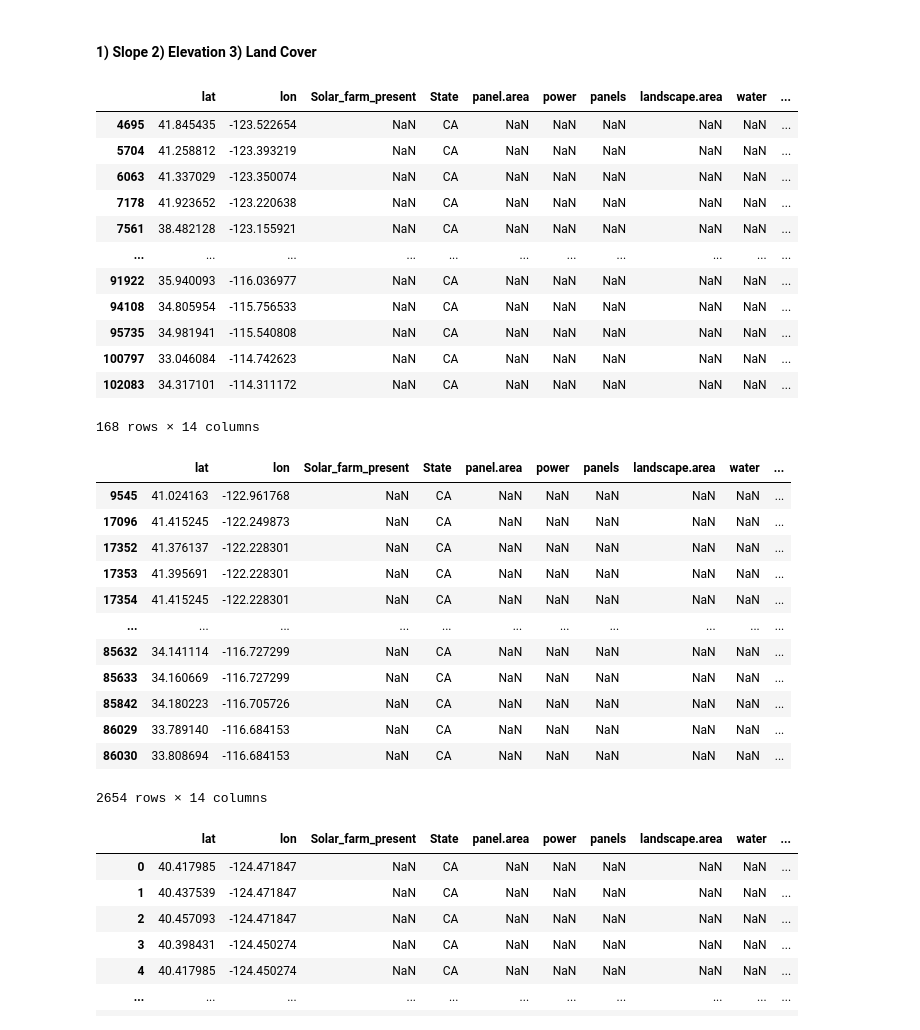
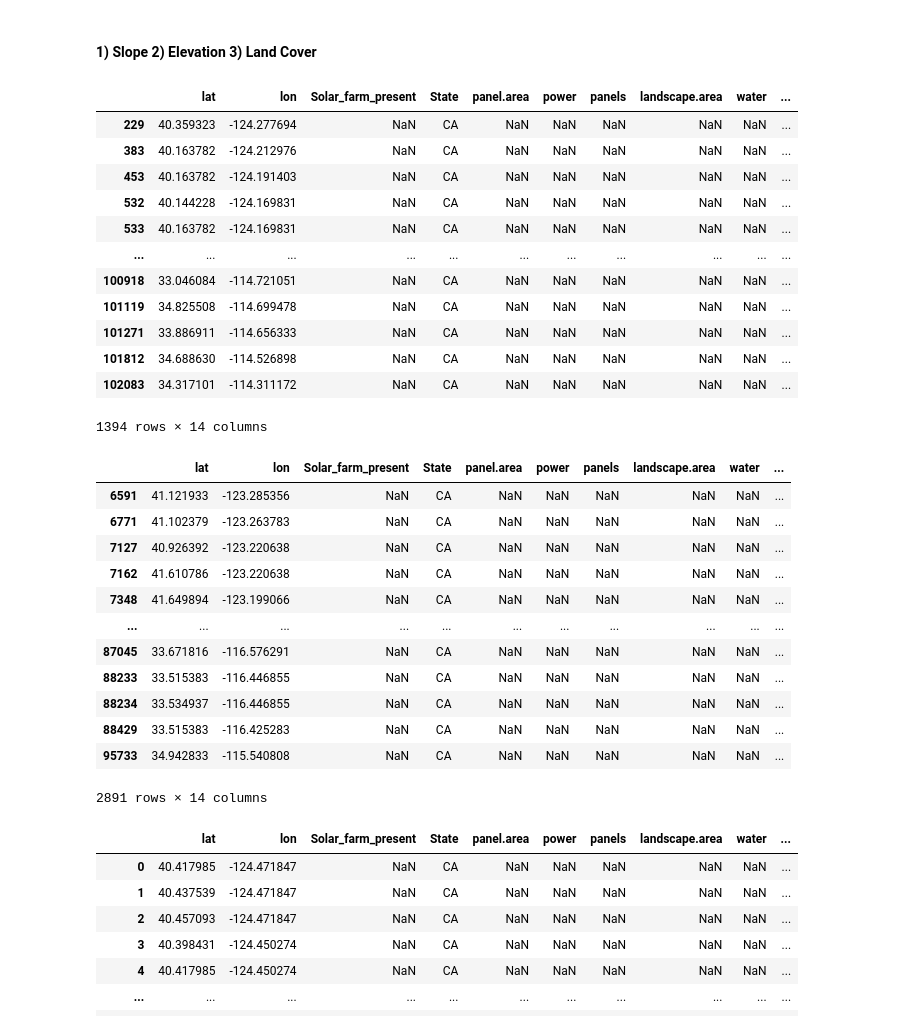
Before and after one commit to hrhampapura/SolarFarmPrediction, a Jupyter notebook: data_code/PVWatts_output.ipynb, the cells around one changed output. Drawn from its saved outputs; the diff is of its cells as text; code cells hidden in the pictures.

```diff
--- a/data_code/PVWatts_output.ipynb
+++ b/data_code/PVWatts_output.ipynb
@@ -72,14 +72,8 @@ data_path2     = '/Users/hrh/Desktop/AI/erdos/SolarFarmPrediction/data/'
 ca_gridpath    = data_path2 + 'CA_data_version_3.csv'
 
 df_main             = pd.read_csv(ca_gridpath)
-ca_grid             = df_main.loc[df_main['State']=='CA']
-#ca_grid_usable      = ca_grid.loc[ca_grid['land_cover']==1.0]
-ca_coords           = list(zip(ca_grid['lat'], ca_grid['lon']))
-#Check if ca_coords are within california grid box
-ca_lats = [item[0] for item in ca_coords]
-ca_lons = [item[1] for item in ca_coords]
-(min(ca_lats),max(ca_lats)),(min(ca_lons),max(ca_lons))
-ca_grid
+ca_grid0             = df_main.loc[df_main['State']=='CA']
+ca_grid0.head()
 # %% [output]
 |  | lat | lon | Solar_farm_present | State | panel.area | power | panels | landscape.area | water | ... |
 | 0 | 40.417985 | -124.471847 | NaN | CA | NaN | NaN | NaN | NaN | NaN | ... |
@@ -96,0 +84,4 @@ ca_grid
+# %%
+### Remove rows where there is no data for land_cover,slope or elevation
+ca_grid = ca_grid0.dropna(subset = ['slope','elevation','land_cover'])
+ca_grid
@@ -118,39 +150,39 @@ solar_farms
 # %% [markdown]
 #### 1) Slope 2) Elevation 3) Land Cover
 # %%
-high_slope = ca_grid.loc[(ca_grid['Solar_farm_present']!=1) & (ca_grid['slope']>=45) &(ca_grid['land_cover']!=0)]
+high_slope = ca_grid.loc[(ca_grid['Solar_farm_present']!=1) & (ca_grid['slope']>=35) &(ca_grid['land_cover']!=0)]
 high_slope
 # %% [output]
 |  | lat | lon | Solar_farm_present | State | panel.area | power | panels | landscape.area | water | ... |
-| 4695 | 41.845435 | -123.522654 | NaN | CA | NaN | NaN | NaN | NaN | NaN | ... |
-| 5704 | 41.258812 | -123.393219 | NaN | CA | NaN | NaN | NaN | NaN | NaN | ... |
-| 6063 | 41.337029 | -123.350074 | NaN | CA | NaN | NaN | NaN | NaN | NaN | ... |
-| 7178 | 41.923652 | -123.220638 | NaN | CA | NaN | NaN | NaN | NaN | NaN | ... |
-| 7561 | 38.482128 | -123.155921 | NaN | CA | NaN | NaN | NaN | NaN | NaN | ... |
+| 229 | 40.359323 | -124.277694 | NaN | CA | NaN | NaN | NaN | NaN | NaN | ... |
+| 383 | 40.163782 | -124.212976 | NaN | CA | NaN | NaN | NaN | NaN | NaN | ... |
+| 453 | 40.163782 | -124.191403 | NaN | CA | NaN | NaN | NaN | NaN | NaN | ... |
+| 532 | 40.144228 | -124.169831 | NaN | CA | NaN | NaN | NaN | NaN | NaN | ... |
+| 533 | 40.163782 | -124.169831 | NaN | CA | NaN | NaN | NaN | NaN | NaN | ... |
 | ... | ... | ... | ... | ... | ... | ... | ... | ... | ... | ... |
-| 91922 | 35.940093 | -116.036977 | NaN | CA | NaN | NaN | NaN | NaN | NaN | ... |
-| 94108 | 34.805954 | -115.756533 | NaN | CA | NaN | NaN | NaN | NaN | NaN | ... |
-| 95735 | 34.981941 | -115.540808 | NaN | CA | NaN | NaN | NaN | NaN | NaN | ... |
-| 100797 | 33.046084 | -114.742623 | NaN | CA | NaN | NaN | NaN | NaN | NaN | ... |
+| 100918 | 33.046084 | -114.721051 | NaN | CA | NaN | NaN | NaN | NaN | NaN | ... |
+| 101119 | 34.825508 | -114.699478 | NaN | CA | NaN | NaN | NaN | NaN | NaN | ... |
+| 101271 | 33.886911 | -114.656333 | NaN | CA | NaN | NaN | NaN | NaN | NaN | ... |
+| 101812 | 34.688630 | -114.526898 | NaN | CA | NaN | NaN | NaN | NaN | NaN | ... |
 | 102083 | 34.317101 | -114.311172 | NaN | CA | NaN | NaN | NaN | NaN | NaN | ... |
-168 rows × 14 columns
+1394 rows × 14 columns
 # %%
-high_elevation = ca_grid.loc[(ca_grid['Solar_farm_present']!=1) & (ca_grid['elevation']>2500) & (ca_grid['slope']<45) & (ca_grid['land_cover']!=0)]
+high_elevation = ca_grid.loc[(ca_grid['Solar_farm_present']!=1) & (ca_grid['elevation']>2000) & (ca_grid['slope']<45) & (ca_grid['land_cover']!=0)]
 high_elevation
 # %% [output]
 |  | lat | lon | Solar_farm_present | State | panel.area | power | panels | landscape.area | water | ... |
-| 9545 | 41.024163 | -122.961768 | NaN | CA | NaN | NaN | NaN | NaN | NaN | ... |
-| 17096 | 41.415245 | -122.249873 | NaN | CA | NaN | NaN | NaN | NaN | NaN | ... |
-| 17352 | 41.376137 | -122.228301 | NaN | CA | NaN | NaN | NaN | NaN | NaN | ... |
-| 17353 | 41.395691 | -122.228301 | NaN | CA | NaN | NaN | NaN | NaN | NaN | ... |
-| 17354 | 41.415245 | -122.228301 | NaN | CA | NaN | NaN | NaN | NaN | NaN | ... |
+| 6591 | 41.121933 | -123.285356 | NaN | CA | NaN | NaN | NaN | NaN | NaN | ... |
+| 6771 | 41.102379 | -123.263783 | NaN | CA | NaN | NaN | NaN | NaN | NaN | ... |
+| 7127 | 40.926392 | -123.220638 | NaN | CA | NaN | NaN | NaN | NaN | NaN | ... |
+| 7162 | 41.610786 | -123.220638 | NaN | CA | NaN | NaN | NaN | NaN | NaN | ... |
+| 7348 | 41.649894 | -123.199066 | NaN | CA | NaN | NaN | NaN | NaN | NaN | ... |
 | ... | ... | ... | ... | ... | ... | ... | ... | ... | ... | ... |
-| 85632 | 34.141114 | -116.727299 | NaN | CA | NaN | NaN | NaN | NaN | NaN | ... |
-| 85633 | 34.160669 | -116.727299 | NaN | CA | NaN | NaN | NaN | NaN | NaN | ... |
-| 85842 | 34.180223 | -116.705726 | NaN | CA | NaN | NaN | NaN | NaN | NaN | ... |
-| 86029 | 33.789140 | -116.684153 | NaN | CA | NaN | NaN | NaN | NaN | NaN | ... |
-| 86030 | 33.808694 | -116.684153 | NaN | CA | NaN | NaN | NaN | NaN | NaN | ... |
+| 87045 | 33.671816 | -116.576291 | NaN | CA | NaN | NaN | NaN | NaN | NaN | ... |
+| 88233 | 33.515383 | -116.446855 | NaN | CA | NaN | NaN | NaN | NaN | NaN | ... |
+| 88234 | 33.534937 | -116.446855 | NaN | CA | NaN | NaN | NaN | NaN | NaN | ... |
+| 88429 | 33.515383 | -116.425283 | NaN | CA | NaN | NaN | NaN | NaN | NaN | ... |
+| 95733 | 34.942833 | -115.540808 | NaN | CA | NaN | NaN | NaN | NaN | NaN | ... |
-2654 rows × 14 columns
+2891 rows × 14 columns
 # %%
 land_cover = ca_grid.loc[(ca_grid['Solar_farm_present']!=1) & (ca_grid['elevation'] < 2500) & (ca_grid['slope']<45) & (ca_grid['land_cover']==0)]
 land_cover
```
Also changed, not shown: parts of 15 cells of this notebook, 2 other files.
